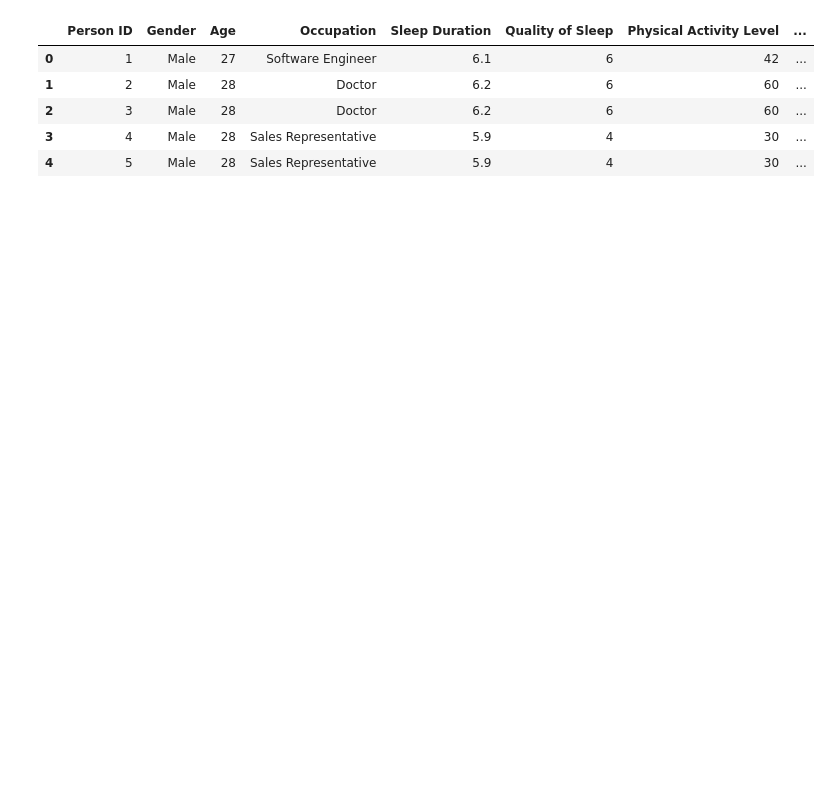
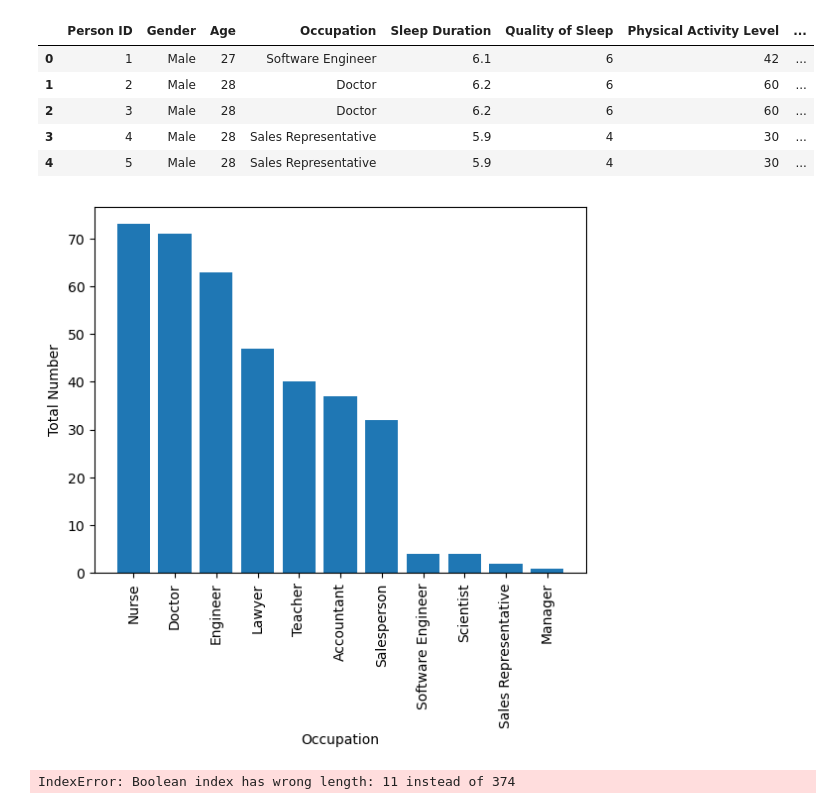
Before and after one commit to johnweissmann/project-1, a Jupyter notebook: main.ipynb, the cells around one changed output. Drawn from its saved outputs; the diff is of its cells as text; code cells hidden in the pictures; blank space fills up the shorter version.

```diff
--- a/main.ipynb
+++ b/main.ipynb
@@ -10,3 +12,17 @@ sleep_df.head()
 | 2 | 3 | Male | 28 | Doctor | 6.2 | 6 | 60 | ... |
 | 3 | 4 | Male | 28 | Sales Representative | 5.9 | 4 | 30 | ... |
 | 4 | 5 | Male | 28 | Sales Representative | 5.9 | 4 | 30 | ... |
+# %%
+plt.bar(sleep_df["Occupation"].value_counts().index.values, sleep_df["Occupation"].value_counts().values)
+plt.xticks(rotation = 90)
+plt.xlabel("Occupation")
+plt.ylabel("Total Number")
+plt.show()
+# %% [output]
+[figure, added]
+# %%
+sleep_df_clean = sleep_df.loc[sleep_df["Occupation"].value_counts().values > 30, sleep_df["Occupation"].value_counts().index]
+sleep_df_clean.head()
+# print(sleep_df["Occupation"].value_counts().index)
+# %% [output]
+IndexError: Boolean index has wrong length: 11 instead of 374
```
Also changed, not shown: parts of 3 cells of this notebook.
